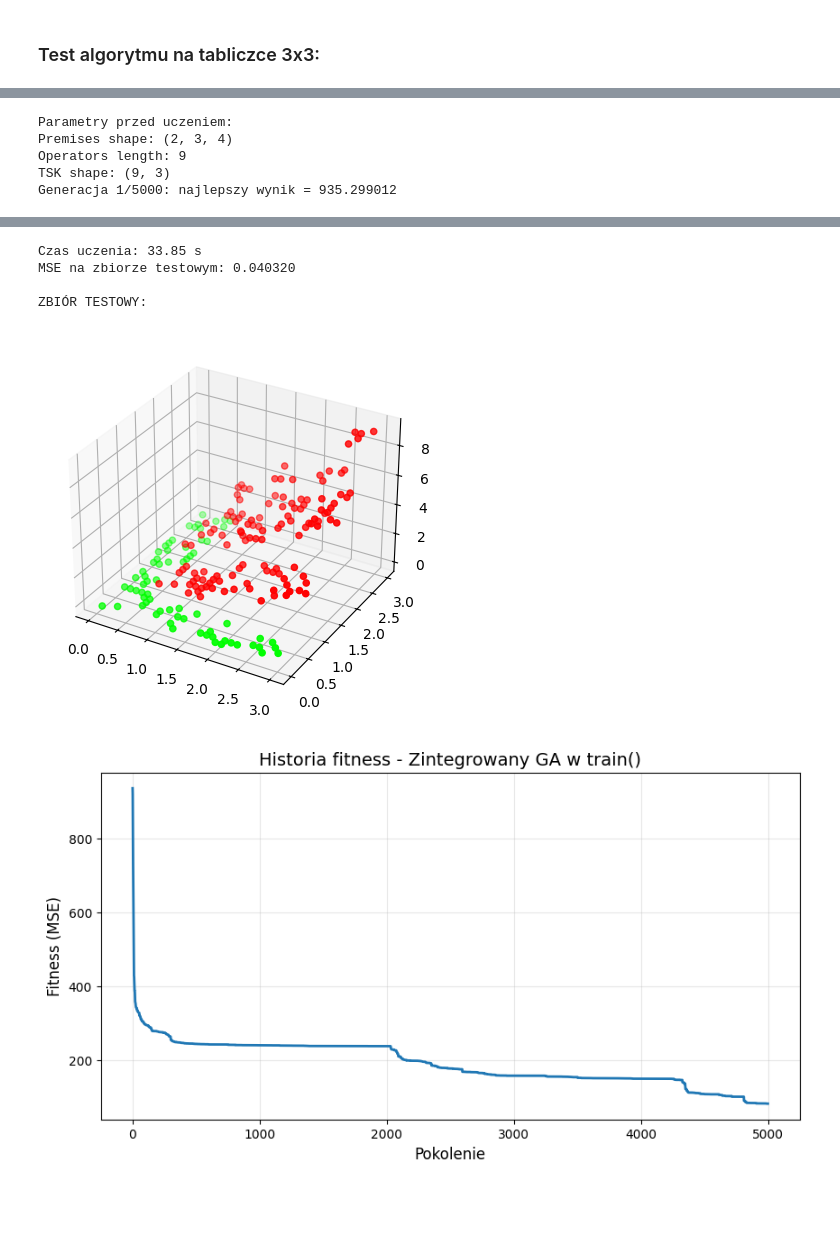
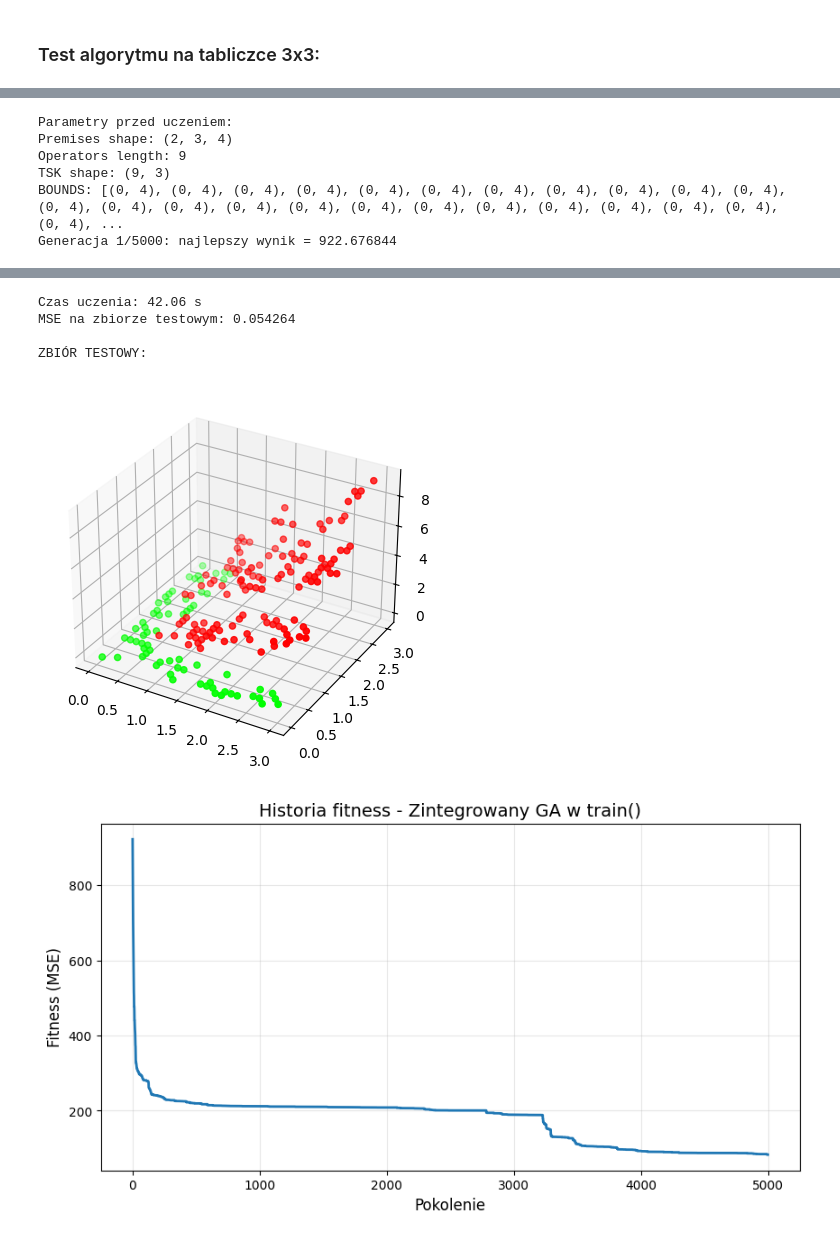
Before and after one commit to Jvsin/ai-studies, a Jupyter notebook: msi/ANFIS/MSI_2/lab2.ipynb, the cells around one changed output, grey strips where cells are left out. Saved outputs shown, nothing was run; the diff lists cells and outputs as text; code cells hidden in the pictures; blank space fills up the shorter version.

```diff
--- a/msi/ANFIS/MSI_2/lab2.ipynb
+++ b/msi/ANFIS/MSI_2/lab2.ipynb
@@ -30,7 +30,7 @@ def roulette_wheel_selection(results):
 #         child.append(alpha * g1 + (1 - alpha) * g2)
 #     return child
 
-def better_crossover(p1, p2, pk=0.9, k=2):
+def better_crossover(p1, p2, pk=0.9, k=4):
     n = len(p1)
     if n == 0:
         return []
@@ -54,6 +54,28 @@ def better_crossover(p1, p2, pk=0.9, k=2):
 
     return child
 
+def mutate_m_point(chromosome, pm, bounds, m=2):
+    n = len(chromosome)
+    if random.random() > pm or n < 2:
+        return chromosome
+
+    m = min(m, n)
+    mutation_indices = random.sample(range(n), m)
+
+    if len(mutation_indices) % 2 == 1:
+        mutation_indices = mutation_indices[:-1]
+
+    for i in range(0, len(mutation_indices), 2):
+        idx1 = mutation_indices[i]
+        idx2 = mutation_indices[i + 1]
+        chromosome[idx1], chromosome[idx2] = chromosome[idx2], chromosome[idx1]
+
+    for idx in set(mutation_indices):
+        low, high = bounds[idx]
+        chromosome[idx] = max(low, min(high, chromosome[idx]))
+
+    return chromosome
+
 def mutate(chromosome, mutation_rate, bounds, sigma=0.1):
     for i in range(len(chromosome)):
         if random.random() < mutation_rate:
@@ -62,12 +84,6 @@ def mutate(chromosome, mutation_rate, bounds, sigma=0.1):
             chromosome[i] += random.gauss(0, scale)
             chromosome[i] = max(low, min(high, chromosome[i]))
     return chromosome
-# def mutate(chromosome, mutation_rate=0.1, bounds=None):
-#     n_swaps = int(len(chromosome) * mutation_rate)
-#     for _ in range(max(1, n_swaps)):
-#         i, j = random.sample(range(len(chromosome)), 2)
-#         chromosome[i], chromosome[j] = chromosome[j], chromosome[i]
-#     return chromosome
 
 
 def genetic_algorithm(goal_func, bounds, args=(), generations=100, pop_size=50, mutation_rate=0.1, best_rate=0.2):
@@ -75,7 +91,7 @@ def genetic_algorithm(goal_func, bounds, args=(), generations=100, pop_size=50,
     best_chromosome = None
     best_fitness = float('inf')
     fitness_history = []
-
+    print(f"BOUNDS: {bounds}")
     for gen in range(generations):
         fitnesses = [evaluate(individual, goal_func, args) for individual in population]
         results = list(zip(fitnesses, population))
@@ -96,6 +112,7 @@ def genetic_algorithm(goal_func, bounds, args=(), generations=100, pop_size=50,
             p2 = roulette_wheel_selection(results)
             child = better_crossover(p1, p2)
             child = mutate(child, mutation_rate, bounds)
+            # child = mutate_m_point(child, pm=mutation_rate, bounds=bounds, m=2)
             new_population.append(child)
 
         if (gen + 1) % 100 == 0 or gen == 0:
@@ -497,10 +514,13 @@ fitness_history = fis.train(
     learn_consequents=True,
     n_iter=5000,
     use_genetic_algorithm=True,
-    ga_pop_size=25,
-    ga_mutation_rate=0.1,
+    ga_pop_size=30,
+    ga_mutation_rate=0.15,
     ga_best_rate=0.2
 )
+
+# OPTIMAL: popsize=30, mutation_rate=0.1, best_rate=0.2
+# popsize = 30, mutation_rate = 0.08, best_rate = 0.25
 
 elapsed = time.time() - start
 
@@ -542,4 +562,5 @@ Parametry przed uczeniem:
 Premises shape: (2, 3, 4)
 Operators length: 9
 TSK shape: (9, 3)
-Generacja 1/5000: najlepszy wynik = 935.299012
+BOUNDS: [(0, 4), (0, 4), (0, 4), (0, 4), (0, 4), (0, 4), (0, 4), (0, 4), (0, 4), (0, 4), (0, 4), (0, 4), (0, 4), (0, 4), (0, 4), (0, 4), (0, 4), (0, 4), (0, 4), (0, 4), (0, 4), (0, 4), (0, 4), (0, 4), ...
+Generacja 1/5000: najlepszy wynik = 922.676844
@@ -564,6 +585,6 @@ ZBIÓR TRENINGOWY:
-Czas uczenia: 33.85 s
-MSE na zbiorze testowym: 0.040320
+Czas uczenia: 42.06 s
+MSE na zbiorze testowym: 0.054264
 
 ZBIÓR TESTOWY:
-[figure, old version]
+[figure, new version]
-[figure, old version]
+[figure, new version]
```
Also changed, not shown: parts of 1 cell of this notebook.
